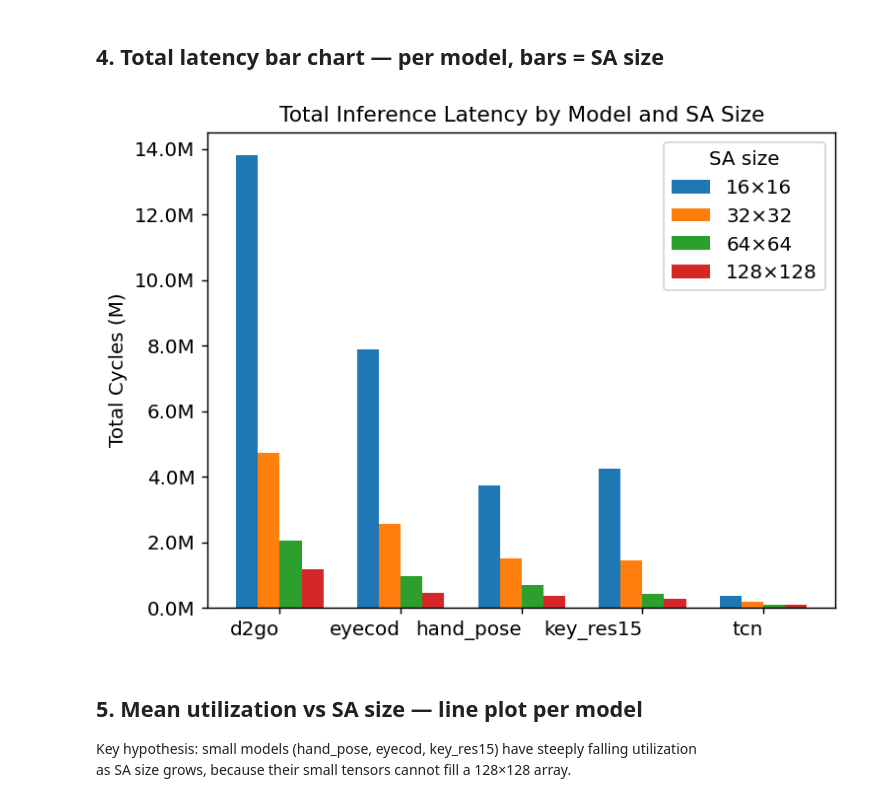
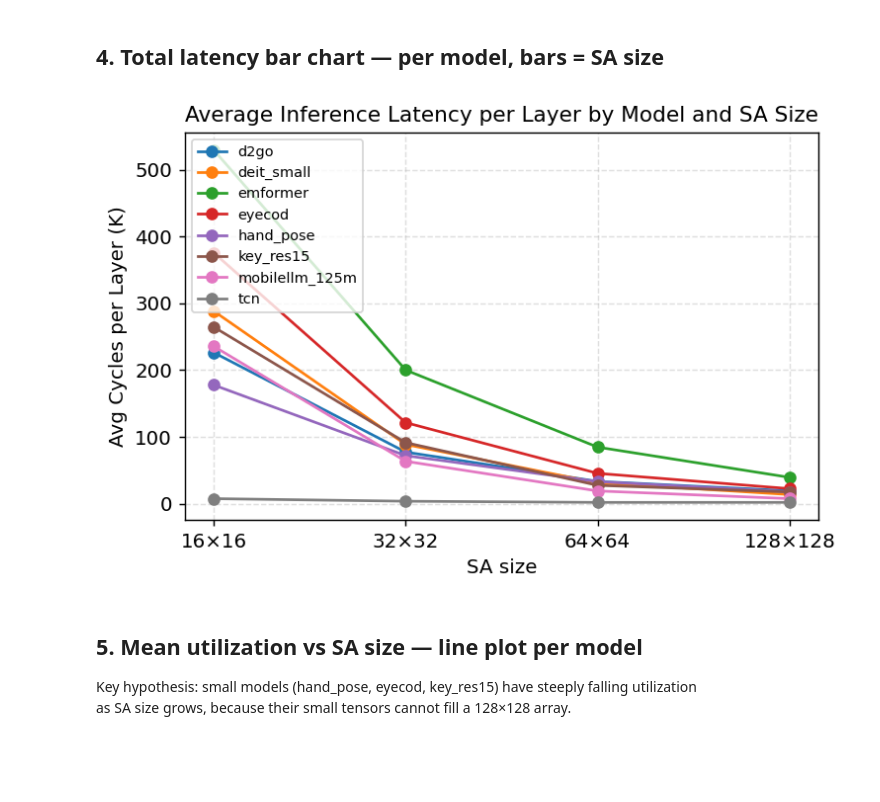
Before and after one commit to vsuresh95/SCALE-Sim, a Jupyter notebook: stage1_analysis.ipynb, the cells around one changed output. Saved outputs shown, nothing was run; the diff lists cells and outputs as text; code cells hidden in the pictures; blank space fills up the shorter version.

```diff
--- a/stage1_analysis.ipynb
+++ b/stage1_analysis.ipynb
@@ -143,31 +166,27 @@ ValueError: The number of FixedLocator locations (6), usually from a call to set
 # %% [markdown]
 ## 4. Total latency bar chart — per model, bars = SA size
-# %%
-ig, ax = plt.subplots(figsize=(max(6, len(MODELS) * 1.2), 4.5))
-
-x = np.arange(len(MODELS))
-width = 0.18
-colors = ['#1f77b4', '#ff7f0e', '#2ca02c', '#d62728']
-
-for idx, sa in enumerate(SA_SIZES):
-    vals = []
-    for m in MODELS:
-        row = summary[(summary['model'] == m) & (summary['sa_size'] == sa)]
-        vals.append(row['total_cycles'].values[0] / 1e6 if len(row) else np.nan)
-    ax.bar(x + (idx - 1.5) * width, vals, width, label=f'{sa}×{sa}', color=colors[idx])
-
-ax.set_xticks(x)
-ax.set_xticklabels(MODELS, rotation=0, ha='right')
-ax.set_ylabel('Total Cycles (M)')
-ax.set_title('Total Inference Latency by Model and SA Size')
-ax.legend(title='SA size', loc='upper right')
-ax.yaxis.set_major_formatter(mticker.FuncFormatter(lambda v, _: f'{v:.1f}M'))
-
-plt.tight_layout()
-plt.savefig('outputs/stage1/fig_latency_bars.pdf', bbox_inches='tight')
-plt.show()
-# %% [output]
-[figure, removed]
+# %%
+fig, ax = plt.subplots(figsize=(6, 4))
+
+for m in MODELS:
+    sub = summary[summary['model'] == m].sort_values('sa_size')
+    avg_latency = sub['total_cycles'] / sub['num_layers'] / 1e3
+    ax.plot(sub['sa_size'], avg_latency, marker='o', label=m)
+
+ax.set_xscale('log', base=2)
+ax.set_xticks(SA_SIZES)
+ax.set_xticklabels([f'{s}×{s}' for s in SA_SIZES])
+ax.set_xlabel('SA size')
+ax.set_ylabel('Avg Cycles per Layer (K)')
+ax.set_title('Average Inference Latency per Layer by Model and SA Size')
+ax.legend(fontsize=8, loc='upper left')
+ax.grid(True, linestyle='--', alpha=0.4)
+
+plt.tight_layout()
+plt.savefig('outputs/stage1/fig_latency_lines.pdf', bbox_inches='tight')
+plt.show()
+# %% [output]
+[figure, added]
 # %% [markdown]
 ## 5. Mean utilization vs SA size — line plot per model
 
```
Also changed, not shown: parts of 9 cells of this notebook, 2 other files.
